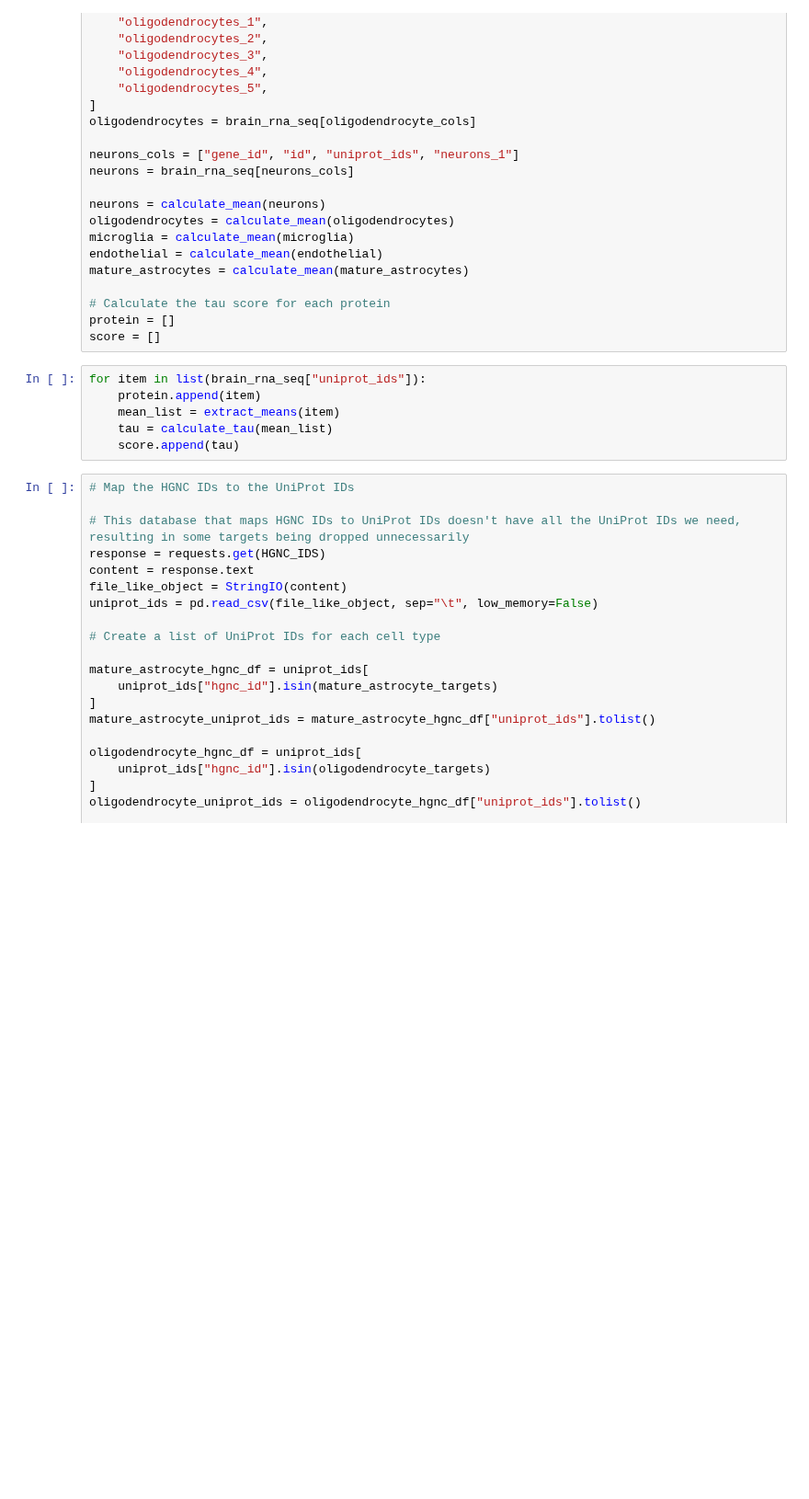
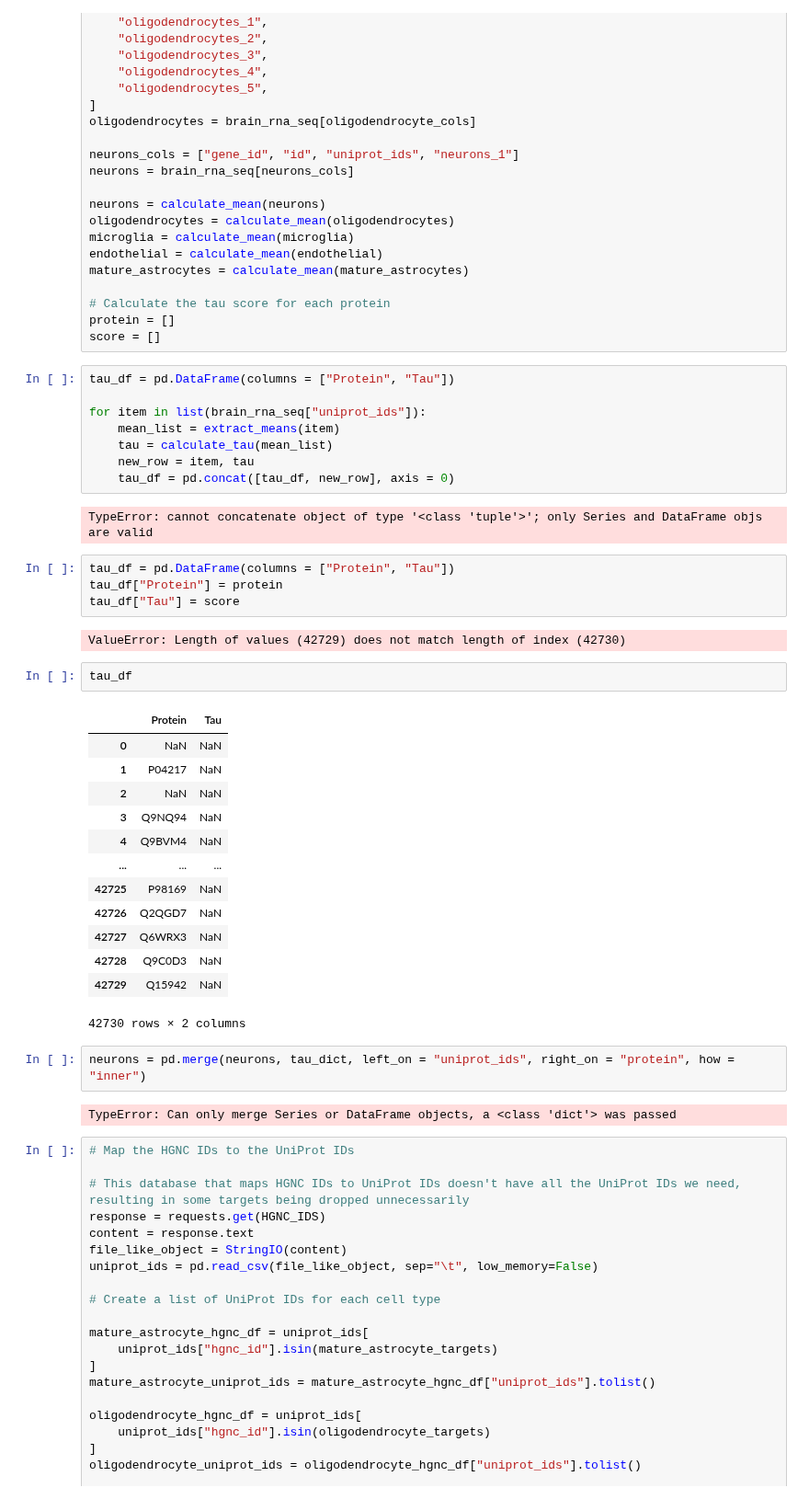
Before and after one commit to Walt-Lab/bdev_mass_spec, a Jupyter notebook: sixth_pipeline.ipynb, the cells around one changed output. Shown at 92% size. Drawn from its saved outputs; the diff is of its cells as text; blank space fills up the shorter version.

```diff
--- a/sixth_pipeline.ipynb
+++ b/sixth_pipeline.ipynb
@@ -433,11 +425,41 @@ mature_astrocytes = calculate_mean(mature_astrocytes)
 protein = []
 score = []
 # %%
+tau_df = pd.DataFrame(columns = ["Protein", "Tau"])
+
 for item in list(brain_rna_seq["uniprot_ids"]):
-    protein.append(item)
     mean_list = extract_means(item)
     tau = calculate_tau(mean_list)
-    score.append(tau)
+    new_row = item, tau
+    tau_df = pd.concat([tau_df, new_row], axis = 0)
+# %% [output]
+TypeError: cannot concatenate object of type '<class 'tuple'>'; only Series and DataFrame objs are valid
+# %%
+tau_df = pd.DataFrame(columns = ["Protein", "Tau"])
+tau_df["Protein"] = protein
+tau_df["Tau"] = score
+# %% [output]
+ValueError: Length of values (42729) does not match length of index (42730)
+# %%
+tau_df
+# %% [output]
+|  | Protein | Tau |
+| 0 | NaN | NaN |
+| 1 | P04217 | NaN |
+| 2 | NaN | NaN |
+| 3 | Q9NQ94 | NaN |
+| 4 | Q9BVM4 | NaN |
+| ... | ... | ... |
+| 42725 | P98169 | NaN |
+| 42726 | Q2QGD7 | NaN |
+| 42727 | Q6WRX3 | NaN |
+| 42728 | Q9C0D3 | NaN |
+| 42729 | Q15942 | NaN |
+42730 rows × 2 columns
+# %%
+neurons = pd.merge(neurons, tau_dict, left_on = "uniprot_ids", right_on = "protein", how = "inner")
+# %% [output]
+TypeError: Can only merge Series or DataFrame objects, a <class 'dict'> was passed
 # %%
 # Map the HGNC IDs to the UniProt IDs
 
```
Also changed, not shown: parts of 1 cell of this notebook.
